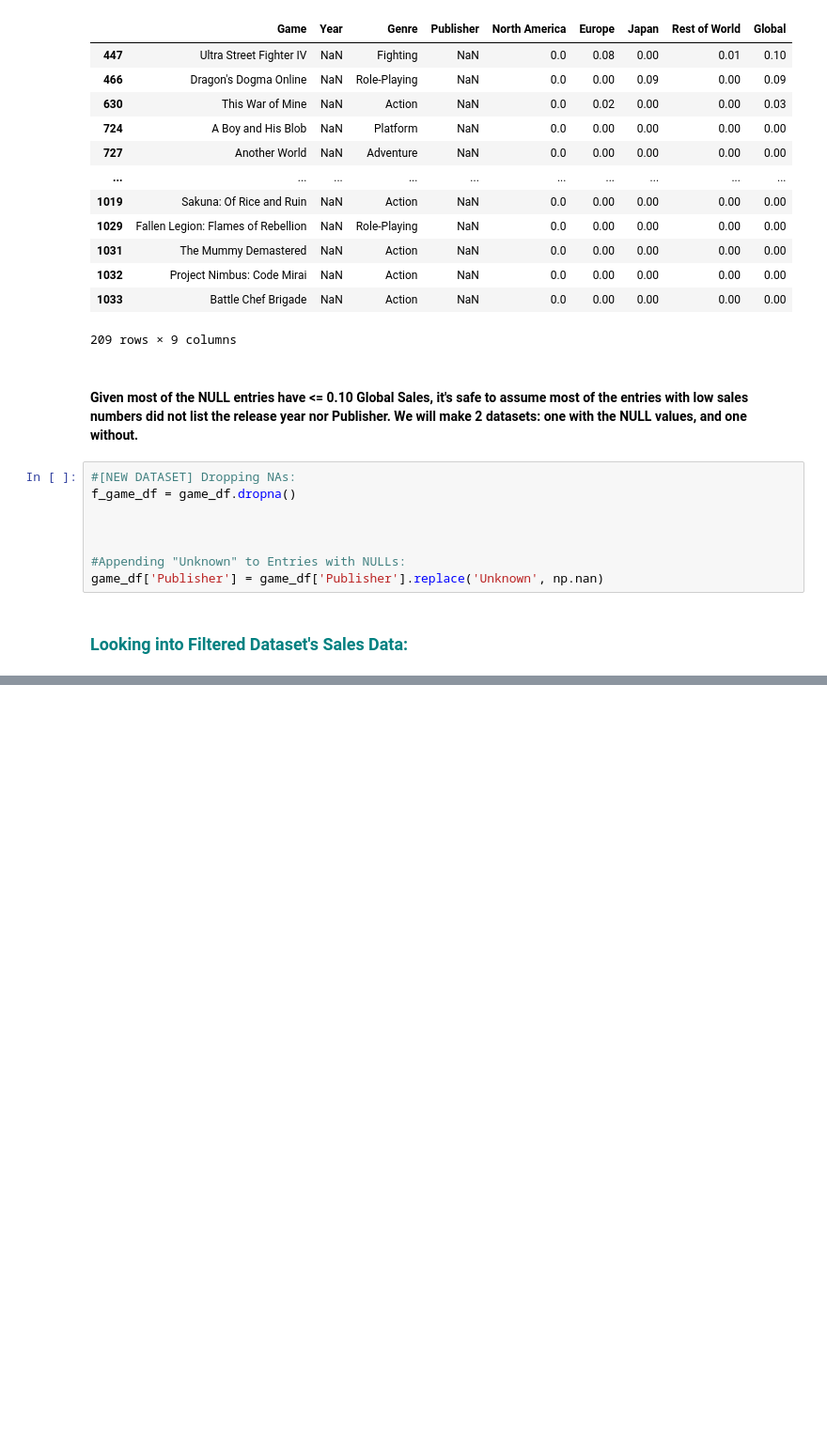
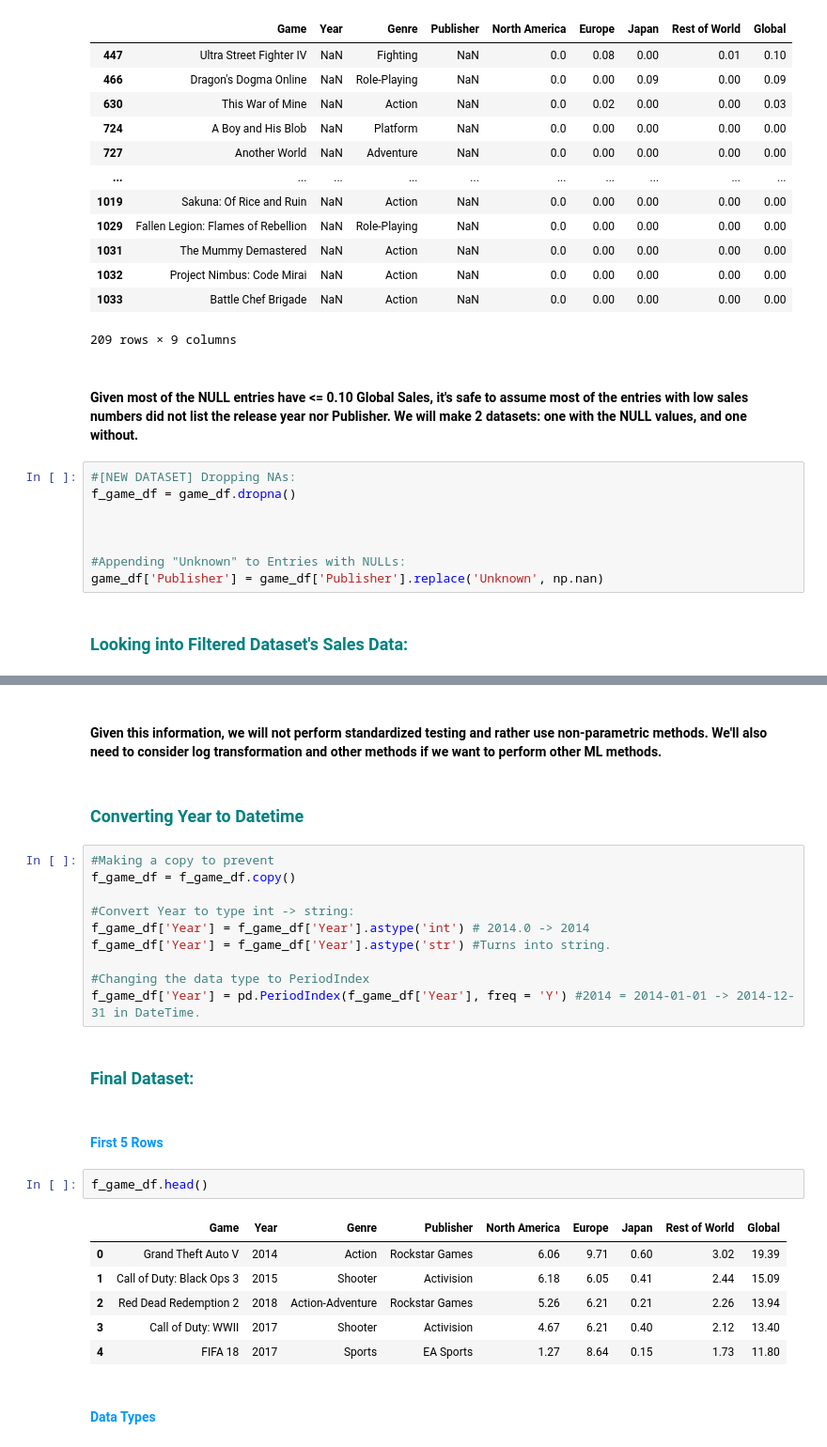
Before and after one commit to Alexdxe/PS4-Sales_Analysis, a Jupyter notebook: PS4_Analysis.ipynb, the cells around one changed output, grey strips where cells are left out. Shown at 94% size. Saved outputs shown, nothing was run; the diff lists cells and outputs as text; blank space fills up the shorter version.

```diff
--- a/PS4_Analysis.ipynb
+++ b/PS4_Analysis.ipynb
@@ -135,0 +170,29 @@ f_game_df.describe()
+# %% [markdown]
+#### Given this information, we will not perform standardized testing and rather use non-parametric methods. We'll also need to consider log transformation and other methods if we want to perform other ML methods.
+# %% [markdown]
+### <span style=color:teal>Converting Year to Datetime</span>
+# %%
+#Making a copy to prevent
+f_game_df = f_game_df.copy()
+
+#Convert Year to type int -> string:
+f_game_df['Year'] = f_game_df['Year'].astype('int') # 2014.0 -> 2014
+f_game_df['Year'] = f_game_df['Year'].astype('str') #Turns into string.
+
+#Changing the data type to PeriodIndex
+f_game_df['Year'] = pd.PeriodIndex(f_game_df['Year'], freq = 'Y') #2014 = 2014-01-01 -> 2014-12-31 in DateTime.
+# %% [markdown]
+### <span style=color:teal> Final Dataset: </span>
+# %% [markdown]
+#### <span style="color: #0096FF"> First 5 Rows </span>
+# %%
+f_game_df.head()
+# %% [output]
+|  | Game | Year | Genre | Publisher | North America | Europe | Japan | Rest of World | Global |
+| 0 | Grand Theft Auto V | 2014 | Action | Rockstar Games | 6.06 | 9.71 | 0.60 | 3.02 | 19.39 |
+| 1 | Call of Duty: Black Ops 3 | 2015 | Shooter | Activision | 6.18 | 6.05 | 0.41 | 2.44 | 15.09 |
+| 2 | Red Dead Redemption 2 | 2018 | Action-Adventure | Rockstar Games | 5.26 | 6.21 | 0.21 | 2.26 | 13.94 |
+| 3 | Call of Duty: WWII | 2017 | Shooter | Activision | 4.67 | 6.21 | 0.40 | 2.12 | 13.40 |
+| 4 | FIFA 18 | 2017 | Sports | EA Sports | 1.27 | 8.64 | 0.15 | 1.73 | 11.80 |
+# %% [markdown]
+#### <span style="color: #0096FF"> Data Types </span>
```
Also changed, not shown: parts of 16 cells of this notebook.
